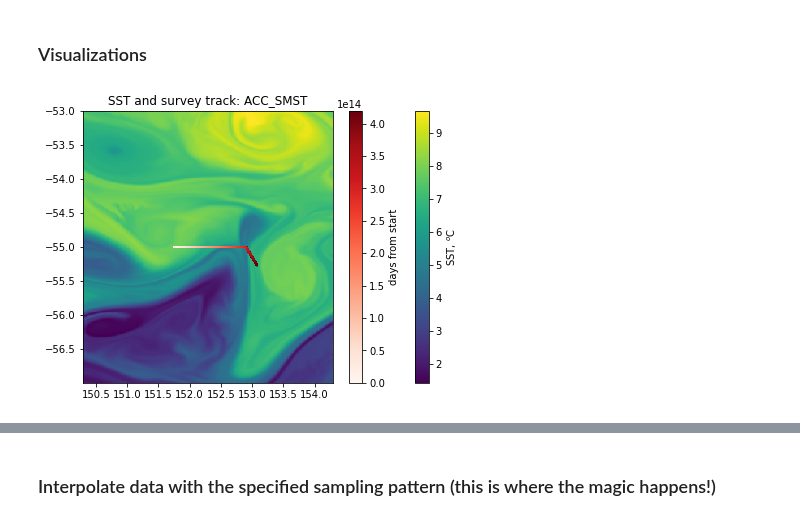
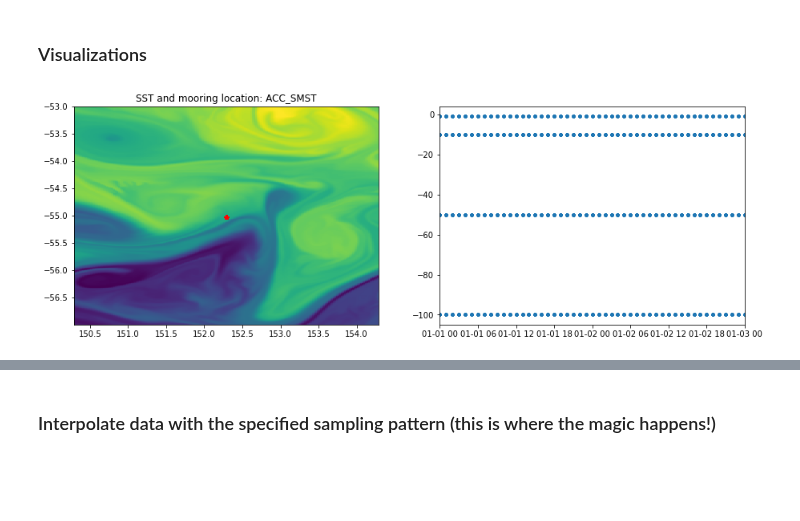
Before and after one commit to kdrushka/model-subsampling, a Jupyter notebook: testing/osse_code.ipynb, the cells around one changed output, grey strips where cells are left out. Drawn from its saved outputs; the diff is of its cells as text; code cells hidden in the pictures; blank space fills up the shorter version.

Commit message:
simple mooring interp

```diff
--- a/testing/osse_code.ipynb
+++ b/testing/osse_code.ipynb
@@ -116,16 +115,18 @@ ds = ds.merge(dsd)
 X = ds.XC.isel(time=0)
 Y = ds.YC.isel(time=0)
 # %%
-# ------- TEST
 # add U_c and V_c, U and V interpolated to the tracer grid, to ds:
-# ds = ds.merge(grid.interp(ds.U, 'X', boundary='extend').to_dataset(name='U_c')).merge(grid.interp(ds.V, 'Y', boundary='extend').to_dataset(name='V_c'))
-
-# import xgcm.grid
-
 grid = xgcm.Grid(ds, coords={'X':{'center': 'i', 'left': 'i_g'},
              'Y':{'center': 'j', 'left': 'j_g'},
              'T':{'center': 'time'},
              'Z':{'center': 'k'}})
-# ds = ds.merge(grid.interp(ds.U, 'X', boundary='extend').compute().to_dataset(name='U_c')).merge(grid.interp(ds.V, 'Y', boundary='extend').compute().to_dataset(name='V_c'))
 
-ds = ds.merge(grid.interp(ds.U, 'X', boundary='extend').to_dataset(name='U_c')).merge(grid.interp(ds.V, 'Y', boundary='extend').to_dataset(name='V_c'))
+# *** NOTE we may not want to compute here, to avoid an error later ???
+# U_c = grid.interp(ds.U, 'X', boundary='extend').compute().to_dataset(name='U_c')
+# V_c = grid.interp(ds.V, 'Y', boundary='extend').compute().to_dataset(name='V_c')
+U_c = grid.interp(ds.U, 'X', boundary='extend').to_dataset(name='U_c')
+V_c = grid.interp(ds.V, 'Y', boundary='extend').to_dataset(name='V_c')
+ds = ds.merge(U_c).merge(V_c)
+# rename tracer-grid U,V  to U, V
+# !! caution, skipping this step will cause great confusion later !!
+ds = ds.rename_vars({'U':'Utemp', 'V':'Vtemp'}).rename_vars({'U_c':'U', 'V_c':'V'})
@@ -183,12 +178,30 @@ limited to  41958 points: n_profiles= 21.0 ,  999 depths per profile,  1998 dept
 # %%
 ## Visualize track over a single model snapshot:
 %matplotlib inline
-plt.figure(figsize=(7,5))
+plt.figure(figsize=(15,5))
+
+ax = plt.subplot(1,2,1)
 ssto = plt.pcolormesh(X,Y,ds.Theta.isel(k=0, time=0).values, shading='auto')
-tracko = plt.scatter(survey_track.lon, survey_track.lat, c=survey_track.time-survey_track.time[0], cmap='Reds', s=0.75)
-plt.title('SST and survey track: ' + RegionName)
-plt.colorbar(ssto).set_label('SST, $^o$C')
-plt.colorbar(tracko).set_label('days from start')
+if not (sampling_parameters['SAMPLING_STRATEGY'] == 'mooring' or sampling_parameters['SAMPLING_STRATEGY'] == 'sim_mooring'):
+    tracko = plt.scatter(survey_track.lon, survey_track.lat, c=survey_track.time-survey_track.time[0], cmap='Reds', s=0.75)
+    plt.colorbar(ssto).set_label('SST, $^o$C')
+    plt.colorbar(tracko).set_label('days from start')
+    plt.title('SST and survey track: ' + RegionName)
+else:
+    plt.plot(survey_track.lon, survey_track.lat, marker='*', c='r')
+    plt.title('SST and mooring location: ' + RegionName)
+
+
+ax = plt.subplot(1,2,2)
+if not (sampling_parameters['SAMPLING_STRATEGY'] == 'mooring' or sampling_parameters['SAMPLING_STRATEGY'] == 'sim_mooring'):
+    plt.plot(survey_track.time, survey_track.dep, marker='.')
+else:
+    # not quite right but good enough for now.
+    # (times shouldn't increase with depth)
+    plt.scatter((np.tile(survey_track['time'], int(survey_track['dep'].data.size))),
+         np.tile(survey_track['dep'], int(survey_track['time'].data.size)),marker='.')
+plt.xlim([start_date + datetime.timedelta(days=0), start_date + datetime.timedelta(days=2)])
+
 plt.show()
 # %% [output]
-[figure, old version]
+[figure, new version]
```
Also changed, not shown: parts of 46 cells of this notebook, 1 other file.
